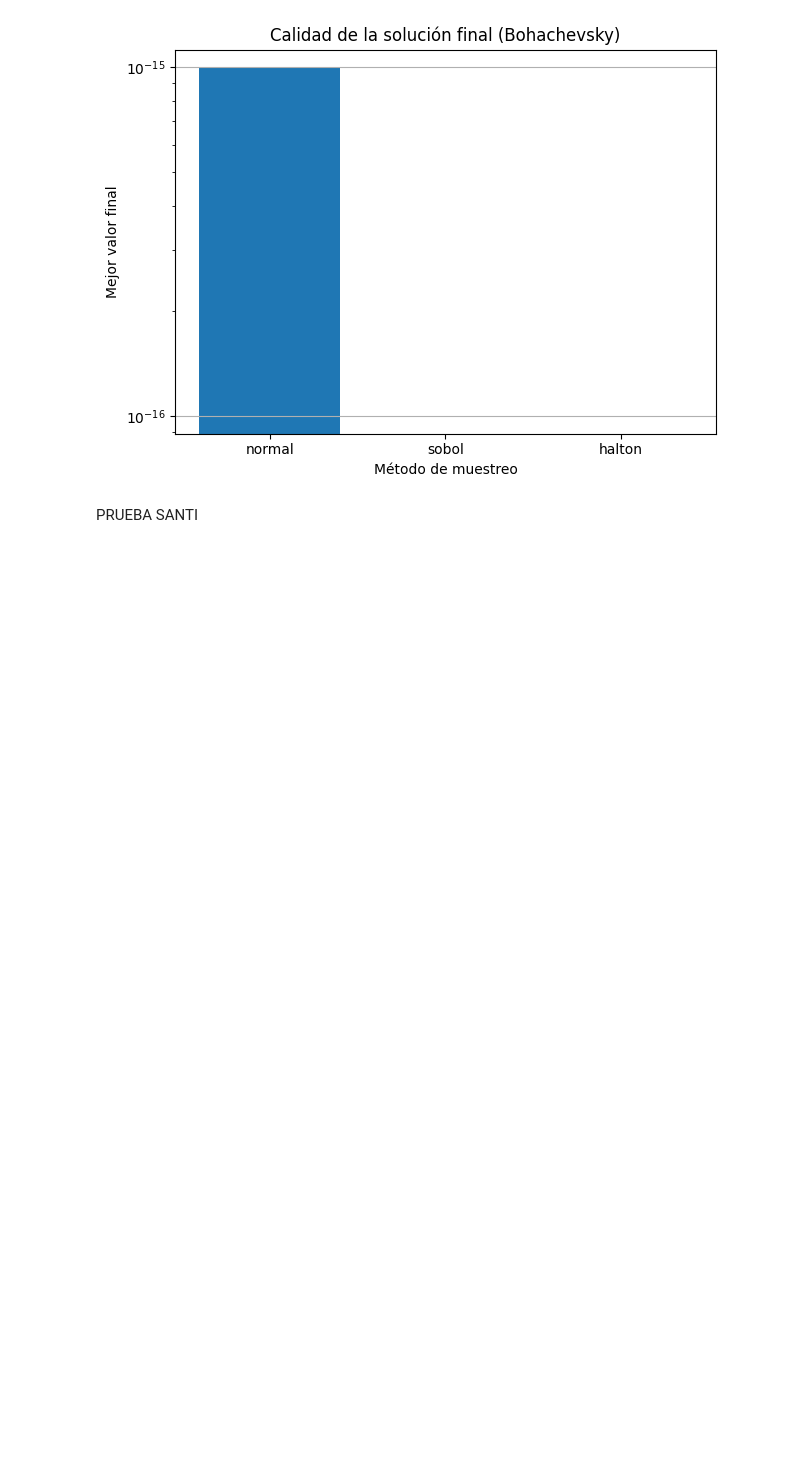
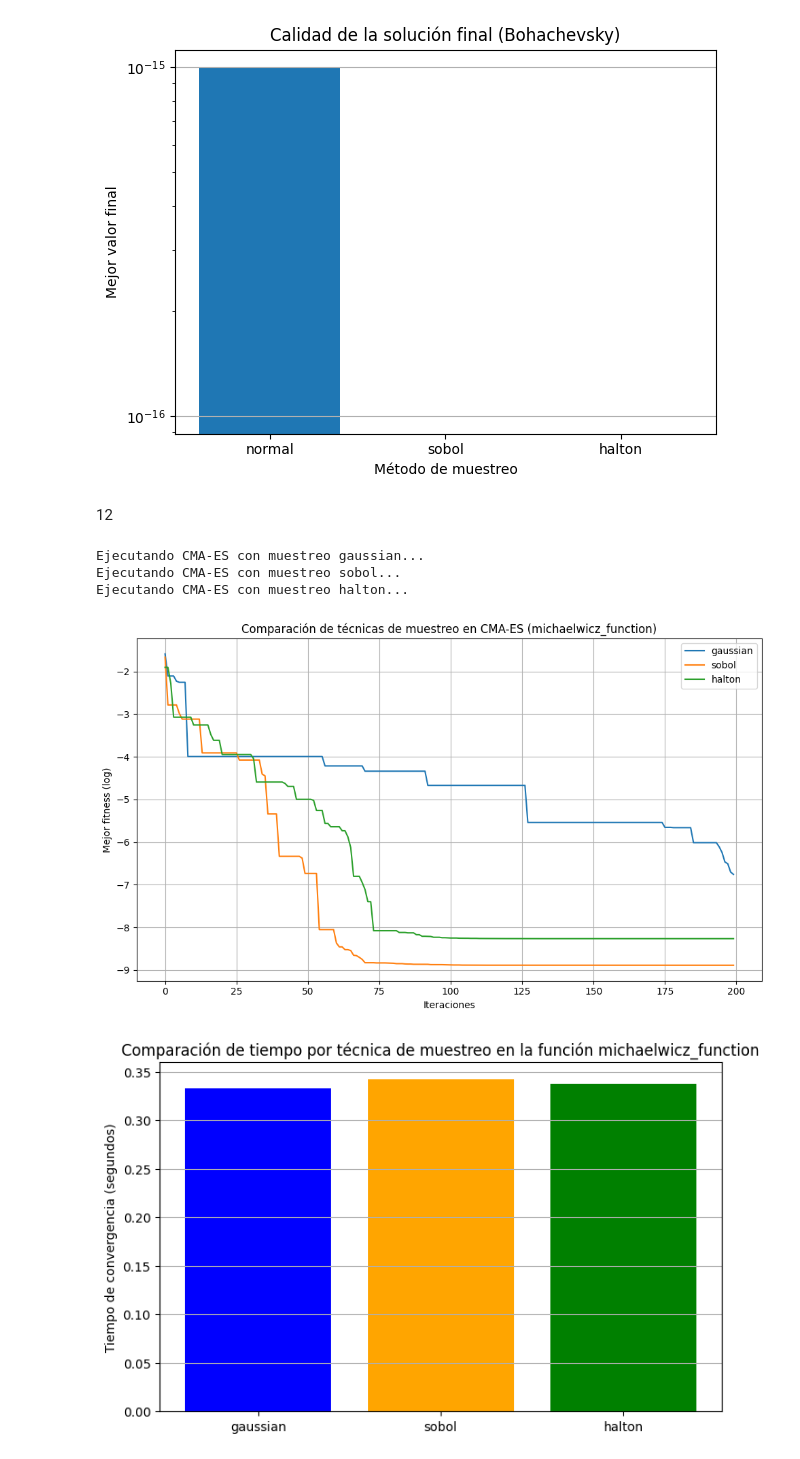
Before and after one commit to pablojimz/practica-cma, a Jupyter notebook: probelas.ipynb, the cells around one changed output. Drawn from its saved outputs; the diff is of its cells as text; code cells hidden in the pictures; blank space fills up the shorter version.

```diff
--- a/probelas.ipynb
+++ b/probelas.ipynb
@@ -590,4 +632,12 @@ if __name__ == "__main__":
 [figure]
 [figure]
 # %% [markdown]
-PRUEBA SANTI
+12
+# %%
+ejecutar_cmaes(michaelwicz_function, [-5, 5])
+# %% [output]
+Ejecutando CMA-ES con muestreo gaussian...
+Ejecutando CMA-ES con muestreo sobol...
+Ejecutando CMA-ES con muestreo halton...
+[figure, added]
+[figure, added]
```
Also changed, not shown: parts of 2 cells of this notebook.
